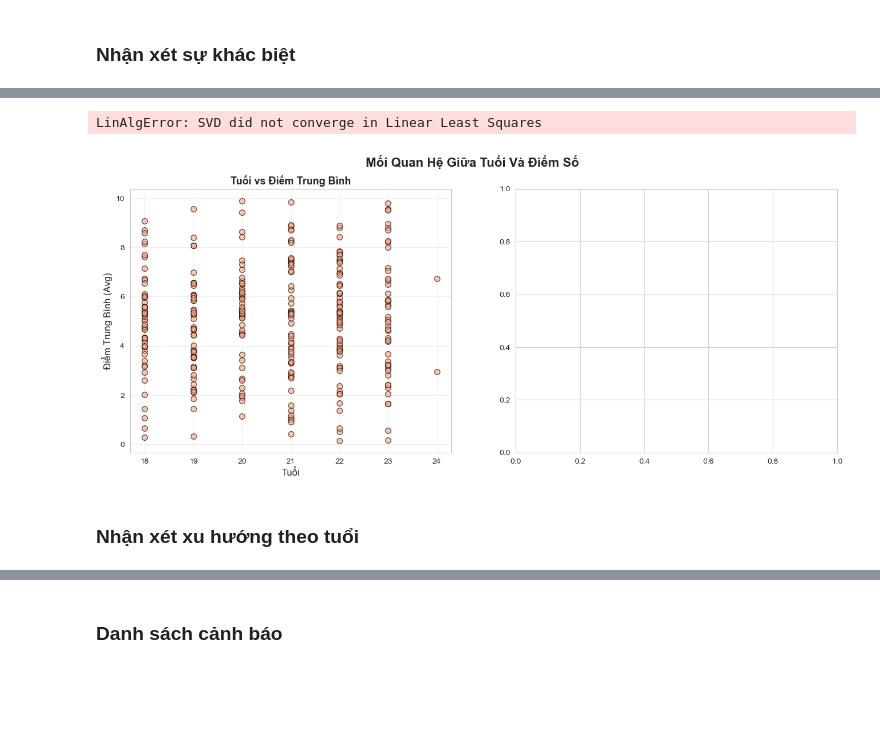
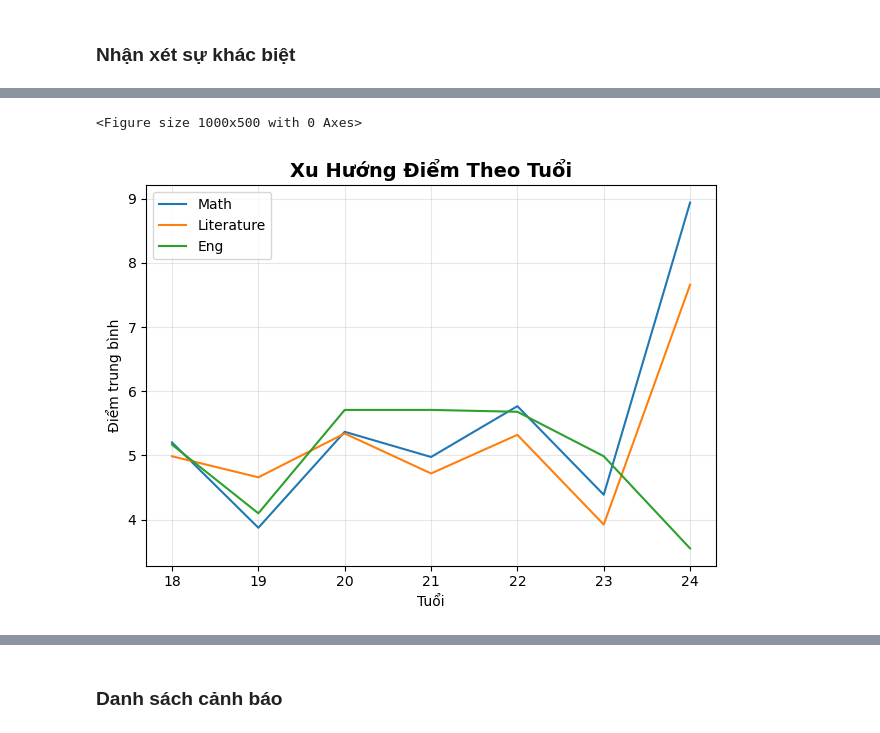
Before and after one commit to ZgsNat/PPR501_SP26_MSA36_Final_Project, a Jupyter notebook: backend/analysis/student_data_analysis.ipynb, the cells around one changed output, grey strips where cells are left out. Drawn from its saved outputs; the diff is of its cells as text; code cells hidden in the pictures; blank space fills up the shorter version.

```diff
--- a/backend/analysis/student_data_analysis.ipynb
+++ b/backend/analysis/student_data_analysis.ipynb
@@ -79,7 +55,6 @@ duplicated_ids = df[df['ID'].duplicated(keep=False)]
 if len(duplicated_ids) > 0:
     print(f"Phát hiện {len(duplicated_ids)} ID bị trùng")
     df = df.drop_duplicates(subset=['ID'], keep='first')
-    cleaning_log.append(f"Đã xóa {len(duplicated_ids)} dòng bị trùng ID")
 else:
     print("Không có ID bị trùng")
 
@@ -88,7 +63,6 @@ rows_before = len(df)
 df = df.dropna(how='all')
 rows_removed = rows_before - len(df)
 if rows_removed > 0:
-    cleaning_log.append(f"Đã xóa {rows_removed} dòng toàn bộ NaN")
-
+    print(f"Đã xóa {rows_removed} dòng toàn bộ giá trị là NaN")
 print(f"Dữ liệu sau khi xử lý cấu trúc: {df.shape}")
 # %% [output]
@@ -310,7 +309,6 @@ Name: count, dtype: int64
 # %% [markdown]
 ## 3. Làm sạch dữ liệu điểm số
 # %%
-# Làm sạch điểm số
 def clean_score(score):
     if pd.isna(score) or str(score).lower() == 'err' or str(score).strip() == '':
         return np.nan
@@ -334,7 +332,7 @@ for col in score_columns:
     invalid_after = df[col].isna().sum()
     cleaned = invalid_after - invalid_before
     if cleaned > 0:
-        cleaning_log.append(f"Đã set {cleaned} điểm {col} không hợp lệ thành NaN")
+        print(f"Đã set {cleaned} điểm {col} không hợp lệ thành NaN")
 
 print("Đã làm sạch điểm số")
 print("\nSố missing values:")
@@ -342,4 +340,6 @@ for col in score_columns:
     missing_count = df[col].isna().sum()
     missing_pct = (missing_count / len(df)) * 100
     print(f"  {col}: {missing_count} ({missing_pct:.2f}%)")
+
+df_before_impute = df.copy()
 # %% [output]
@@ -585,8 +550,10 @@ def classify_performance(avg):
         return 'Trung bình'
     elif avg < 8:
         return 'Khá'
+    elif avg < 9:
+        return 'Giỏi'
     else:
-        return 'Giỏi'
+        return 'Xuất sắc'
 
 df['Performance'] = df['Avg'].apply(classify_performance)
 
@@ -1042,45 +1141,12 @@ AgeGroup
 # %%
-# Scatter plot Age - Avg
-fig, axes = plt.subplots(1, 2, figsize=(16, 6))
-fig.suptitle('Mối Quan Hệ Giữa Tuổi Và Điểm Số', fontsize=16, fontweight='bold')
-
-# Age vs Avg
-df_with_age = df[df['Age'].notna()]
-axes[0].scatter(df_with_age['Age'], df_with_age['Avg'], alpha=0.6, color='#FFA07A',
-                edgecolors='black', s=50)
-axes[0].set_xlabel('Tuổi', fontsize=12)
-axes[0].set_ylabel('Điểm Trung Bình (Avg)', fontsize=12)
-axes[0].set_title('Tuổi vs Điểm Trung Bình', fontsize=13, fontweight='bold')
-axes[0].grid(alpha=0.3)
-
-# Add trend line
-z = np.polyfit(df_with_age['Age'], df_with_age['Avg'], 1)
-p = np.poly1d(z)
-axes[0].plot(sorted(df_with_age['Age']), p(sorted(df_with_age['Age'])),
-             "r--", alpha=0.8, linewidth=2, label='Trend line')
-axes[0].legend()
-
-# Age vs Eng
-axes[1].scatter(df_with_age['Age'], df_with_age['Eng'], alpha=0.6, color='#45B7D1',
-                edgecolors='black', s=50)
-axes[1].set_xlabel('Tuổi', fontsize=12)
-axes[1].set_ylabel('Điểm Tiếng Anh (Eng)', fontsize=12)
-axes[1].set_title('Tuổi vs Điểm Tiếng Anh', fontsize=13, fontweight='bold')
-axes[1].grid(alpha=0.3)
-
-# Add trend line
-z = np.polyfit(df_with_age['Age'], df_with_age['Eng'], 1)
-p = np.poly1d(z)
-axes[1].plot(sorted(df_with_age['Age']), p(sorted(df_with_age['Age'])),
-             "r--", alpha=0.8, linewidth=2, label='Trend line')
-axes[1].legend()
-
+plt.figure(figsize=(10, 5))
+df.groupby('Age')[['Math','Literature','Eng']].mean().plot()
+plt.title('Xu Hướng Điểm Theo Tuổi', fontsize=14, fontweight='bold')
+plt.xlabel('Tuổi')
+plt.ylabel('Điểm trung bình')
+plt.grid(alpha=0.3)
 plt.tight_layout()
 plt.show()
-
-print("\nĐã vẽ scatter plot tuổi và điểm số")
 # %% [output]
-LinAlgError: SVD did not converge in Linear Least Squares
+<Figure size 1000x500 with 0 Axes>
-[figure, old version]
+[figure, new version]
-# %% [markdown]
-### Nhận xét xu hướng theo tuổi
```
Also changed, not shown: parts of 60 cells of this notebook, 1 other file.
